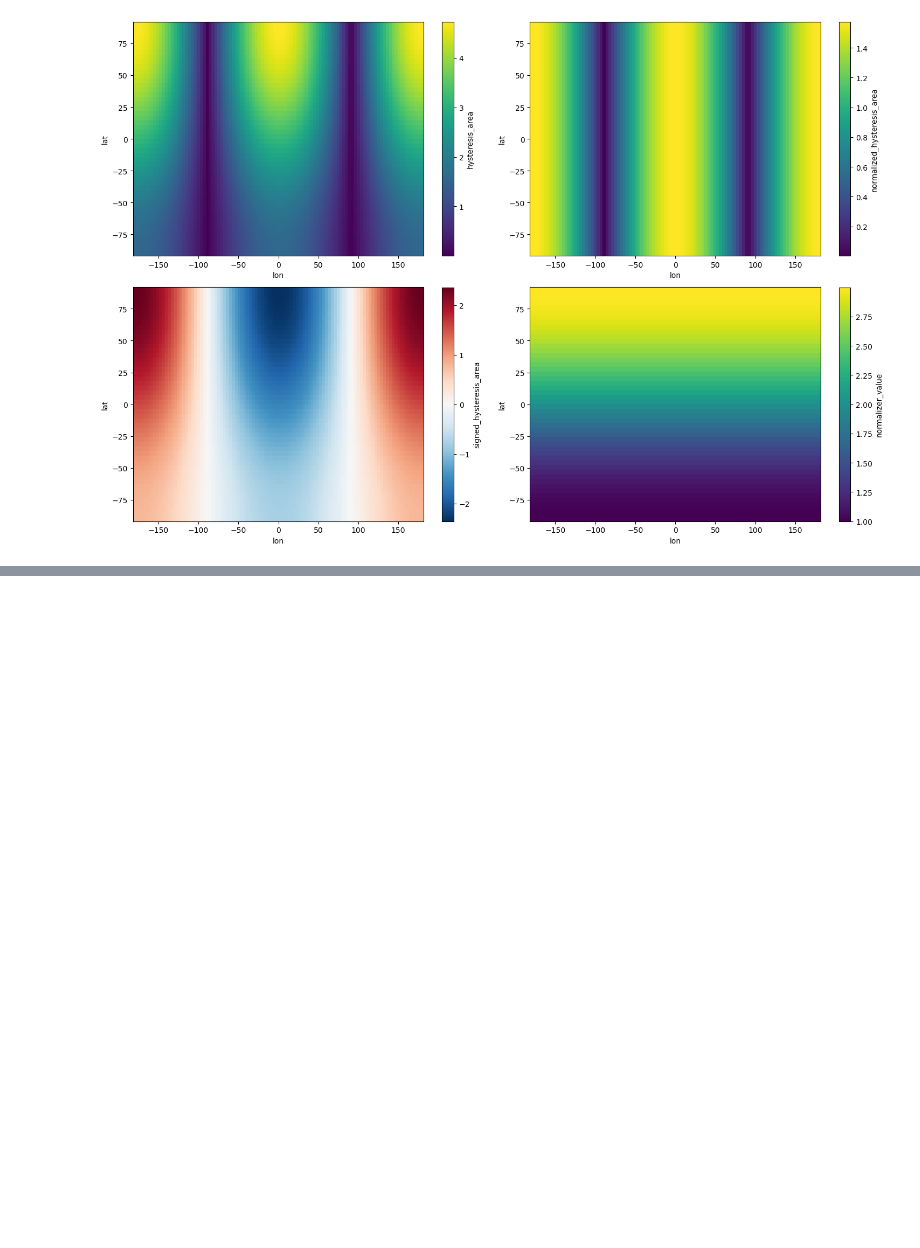
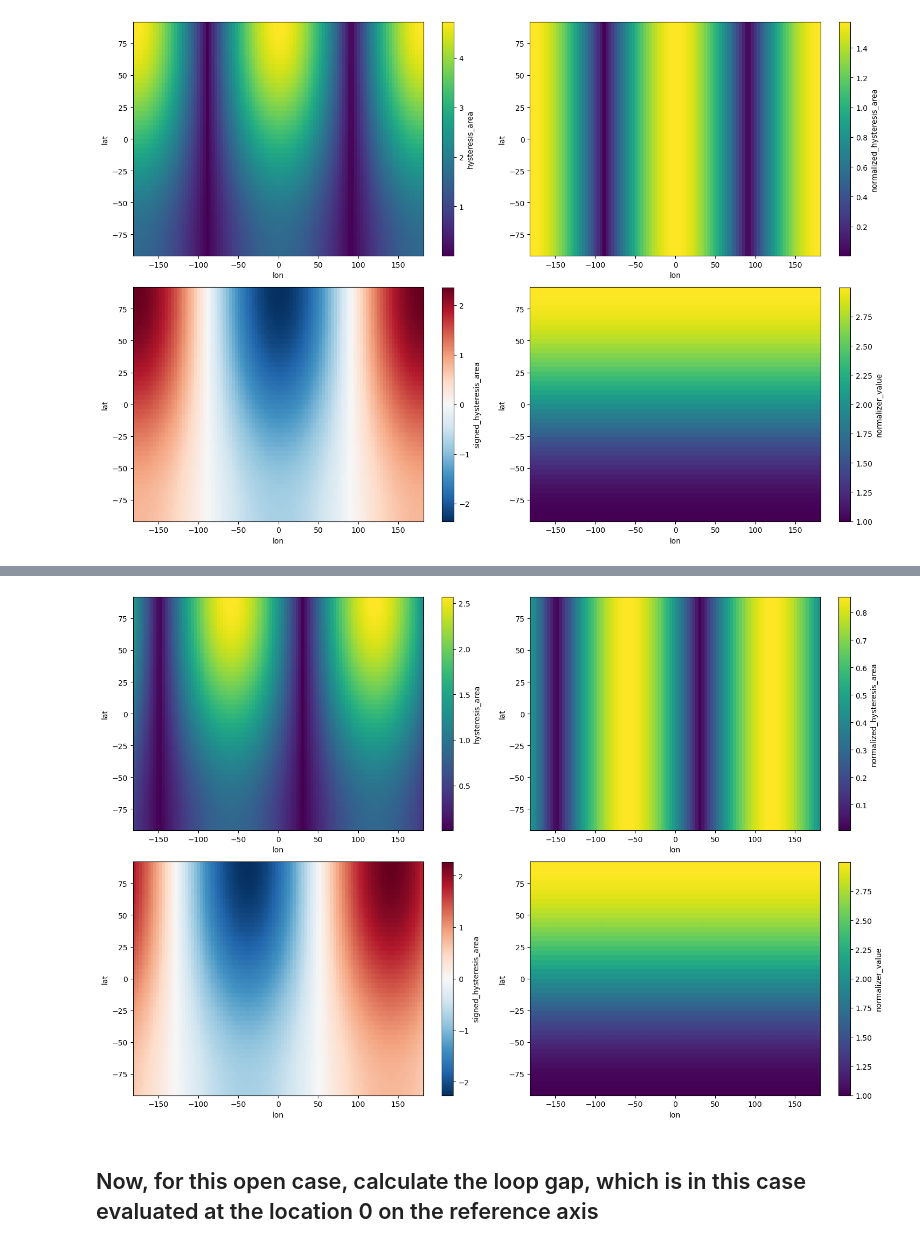
Before and after one commit to eikekoehn/hysteresis, a Jupyter notebook: demo_3d.ipynb, the cells around one changed output, grey strips where cells are left out. Saved outputs shown, nothing was run; the diff lists cells and outputs as text; code cells hidden in the pictures; blank space fills up the shorter version.

```diff
--- a/demo_3d.ipynb
+++ b/demo_3d.ipynb
@@ -98,0 +106,34 @@ plt.show()
+# %%
+# Define dimensions
+n_years = 180
+n_lat = 50
+n_lon = 100
+
+# Generate coordinate arrays
+years = np.arange(n_years)
+lats = np.linspace(-90, 90, n_lat)
+lons = np.linspace(-180, 180, n_lon)
+
+# Create a meshgrid of lat/lon to generate unique sinusoidal patterns at each location
+lat_grid, lon_grid = np.meshgrid(lats, lons, indexing='ij')
+
+# Generate a unique sinusoidal signal at each (lat, lon) location
+# The phase and amplitude vary slightly per location for uniqueness
+amplitudes = 1 + 0.5 * np.sin(np.radians(lat_grid))  # Amplitude varies with latitude
+phases = np.radians(lon_grid)  # Phase shift varies with longitude
+
+# Create the time-dependent data
+data = np.array([
+    amplitudes * np.sin(2 * np.pi * years[i] / n_years + phases)
+    for i in range(n_years)
+])
+
+# Convert to an xarray DataArray
+da = xr.DataArray(
+    data,
+    coords={"year": years, "lat": lats, "lon": lons},
+    dims=["year", "lat", "lon"]
+)
+
+# Dfine the reference axis
+ref_axis = np.sin(np.linspace(-np.pi/2,np.pi,n_years)) # strictly monotonically increasing and then strictly monotonically decreasing reference axis over a 2pi cycle
@@ -98,0 +165,15 @@ plt.show()
+# %%
+normalizer = 'min_max_diff_full_cycle'
+ds = ha.calc_hysteresis_area_3D(ref_axis, da, nsteps=1000, normalizer=normalizer)
+# %%
+fig,ax = plt.subplots(2,2,figsize=(15,10))
+ds.hysteresis_area.plot(ax=ax[0,0])
+ds.signed_hysteresis_area.plot(ax=ax[1,0])
+ds.normalized_hysteresis_area.plot(ax=ax[0,1])
+ds.normalizer_value.plot(ax=ax[1,1])
+plt.tight_layout()
+plt.show()
+# %% [output]
+[figure, added]
+# %% [markdown]
+## Now, for this open case, calculate the loop gap, which is in this case evaluated at the location 0 on the reference axis
```
Also changed, not shown: parts of 6 cells of this notebook, 3 other files.
